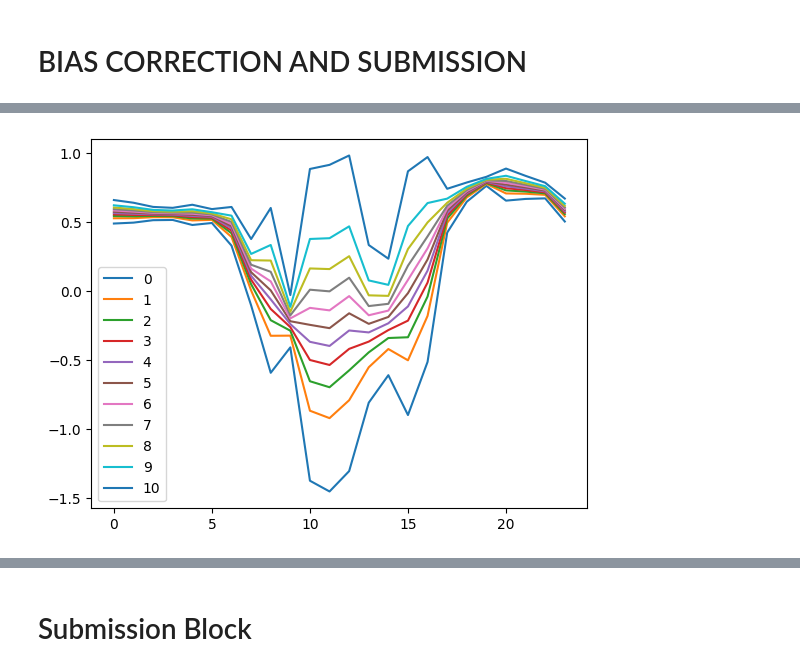
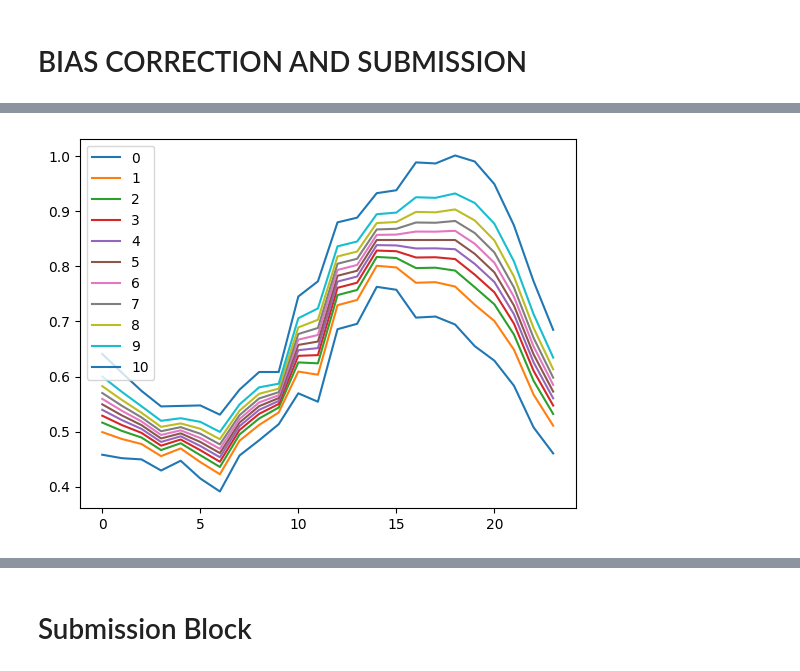
Before and after one commit to divyam123-EECS-Physics/NetLoadForecastingScripts, a Jupyter notebook: Universal_PyTorch2_trend_features_Pipeline.ipynb, the cells around one changed output, grey strips where cells are left out. Cells and saved outputs as stored; diff of their text form; code cells hidden in the pictures.

```diff
--- a/Universal_PyTorch2_trend_features_Pipeline.ipynb
+++ b/Universal_PyTorch2_trend_features_Pipeline.ipynb
@@ -681,8 +592,7 @@ lookback_hidden = int(trend_features * 0.8)
 model = Trend_Feature_model(feature_dim = feature_dim, feature_hidden = int(feature_dim * 0.8),
                             trend_features_dim = trend_features_dim,
                             hidden_dim = lookback_hidden,
-                            output_dim = 1,
-                            trend_weight=0.9)
+                            output_dim = 1)
 # Define the optimizer
 optimizer = optim.Adam(model.parameters(), lr=0.001)  # Adam optimizer
 
@@ -699,13 +609,11 @@ for epoch in range(num_epochs):
     with torch.no_grad():
         for batch_X, batch_y in val_loader:
 
-            outputs = model(batch_X)
-            # print(outputs.shape)
-            # loss = crps_loss(outputs, batch_y) + negLL(outputs, batch_y)
-            loss = negLL(outputs, batch_y)
-            # loss = mae(outputs, batch_y)
-            # loss = crps_loss(outputs, batch_y)
-            val_loss += loss.item()
+          outputs = model(batch_X)
+          # loss = crps_loss(outputs, batch_y) + negLL(outputs, batch_y)
+          loss = crps_loss(outputs, batch_y)
+          # loss = negLL(outputs, batch_y)
+          val_loss += loss.item()
     val_loss /= len(val_loader)
     val_losses.append(val_loss)
 
@@ -768,10 +676,11 @@ weather_dictionary = {col:[] for col in weather_cols}
 # %%
 daily_crps = []
 daily_crpss = []
-for day in range(18, 29):
+for month_prev, month, day in [(6,6,i) for i in range(19, 31)] + [(6,7,1),(7,7,2),(7,7,3),(7,7,4),(7,7,5),(7,7,6),(7,7,7)]:
 
-  start_date = '2023-06-{:02d}'.format(day - 1)
-  end_date = '2023-06-{:02d}'.format(day)
+
+  start_date = '2023-{:02d}-{:02d}'.format(month_prev, day - 1 if day != 1 else 30)
+  end_date = '2023-{:02d}-{:02d}'.format(month, day)
   test_df = test_data[(test_data.time >= start_date + ' 01:00:00')
                     & (test_data.time <= end_date + ' 00:00:00')].drop(columns = 'time')
 
@@ -800,9 +709,9 @@ for day in range(18, 29):
   plt.legend()
   plt.show()
 
-  for col in weather_cols:
-    weather_data = test_df[col].values
-    weather_dictionary[col].append(test_df[col].std())
+  # for col in weather_cols:
+  #   weather_data = test_df[col].values
+  #   weather_dictionary[col].append(test_df[col].std())
 
 
   pred = preds.detach().numpy()#torch.concat(vals, dim = 1).detach().numpy()
@@ -933,7 +844,7 @@ plt.show()
 # %% [markdown]
 # BIAS CORRECTION AND SUBMISSION
 # %%
-test_df = test_data[-23-24-24:-23-24]#.drop(columns = 'time')
+test_df = test_data[-23-24:-23].drop(columns = 'time')
 # %%
 current_day = -1
 biases = []
@@ -951,7 +862,7 @@ for i in range(lookback_start, lookback_end + 1):
   predictions.append(preds)
   observations.append(y_test)
 
-mean_pred = torch.zeros((24,1))
+mean_pred = torch.zeros((24,11))
 mean_obs = torch.zeros((24,1))
 
 for i in range(lookback_dim):
@@ -963,35 +981,35 @@ mean_pred /= lookback_dim
 # %%
 # j = 1
 # trial_x, trial_y = X_test[-24 * (j): -24 * (j-1)], y_test[-24 * (j): -24 * (j-1)]
 
-test_df = test_data[-23-24-24:-23-24].drop(columns = 'time')
+test_df = test_data[-23-24:-23].drop(columns = 'time')#test_data[-23-24-24:-23-24].drop(columns = 'time')
 X_test = test_df[[col for col in test_df.columns if col != 'value']]
 y_test = test_df.value
 X_test = torch.from_numpy(X_test.values).to(torch.float64)
 y_test = torch.from_numpy(y_test.values).to(torch.float64)
 
 preds = model(X_test)#torch.from_numpy(X).to(torch.float64))#.shape
 
 hourly_deviations = []
 meanies = []
-std_hour = X_test[:,-lookback_dim:].std(dim = 1).view(24,1)#new_df[new_df['hour'] == float(i)]['value'].std()
+# std_hour = X_test[:,-lookback_dim:].std(dim = 1).view(24,1)#new_df[new_df['hour'] == float(i)]['value'].std()
 
 
 vals = []
 for i in range(0, 11):
   q = i/10 if i not in [0,10] else (0.01 if i == 0 else 0.99)
   bias = mean_pred - mean_obs
   corrected_mean = preds - bias#(preds - mean)
 
 
-  pred2 = preds +  (2 * std_hour) * torch.sqrt(torch.tensor(2)) * torch.erfinv(torch.tensor((2 * q) - 1))
+  # pred2 = preds[:,i]# +  (2 * std_hour) * torch.sqrt(torch.tensor(2)) * torch.erfinv(torch.tensor((2 * q) - 1))
 
-  vals.append(pred2)
-  plt.plot(pred2.detach().numpy(), label = str(i))
+  # vals.append(pred2)
+  plt.plot(preds[:,i].detach().numpy(), label = str(i))
 
 plt.legend()
 plt.show()
 
-pred = torch.concat(vals, dim = 1).detach().numpy()
+# pred = preds.detach().numpy()
 # %% [output]
-[figure, old version]
+[figure, new version]
```
Also changed, not shown: parts of 35 cells of this notebook.
